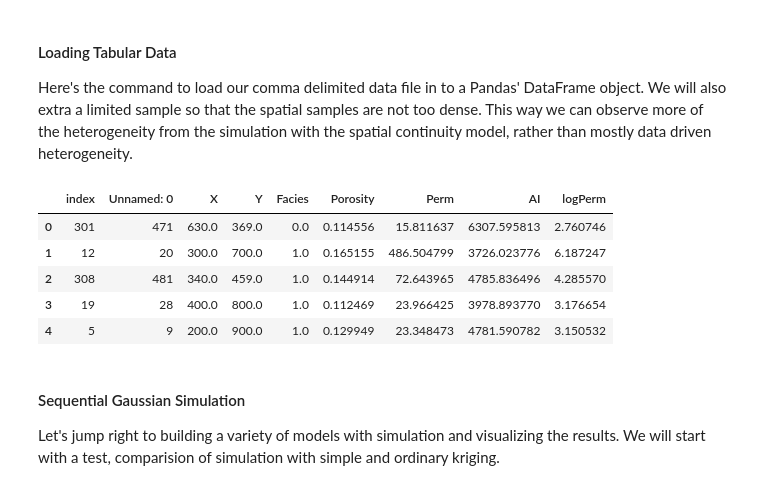
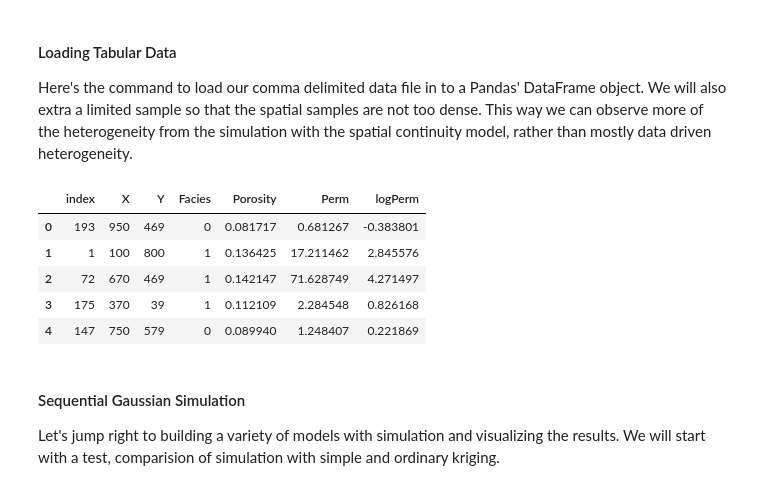
Before and after one commit to daytum/subsurfaceml-geostats-training, a Jupyter notebook: notebooks/simulation.ipynb, the cells around one changed output. Cells and saved outputs as stored; diff of their text form; code cells hidden in the pictures.

```diff
--- a/notebooks/simulation.ipynb
+++ b/notebooks/simulation.ipynb
@@ -38,19 +38,19 @@ import geostatspy.GSLIB as GSLIB
 
 Here's the command to load our comma delimited data file in to a Pandas' DataFrame object. We will also extra a limited sample so that the spatial samples are not too dense.  This way we can observe more of the heterogeneity from the simulation with the spatial continuity model, rather than mostly data driven heterogeneity.
 # %%
-df = cat.sample_data_MV_biased().read()                   # read data as a DataFrame
+df = pd.read_csv(r'https://raw.githubusercontent.com/GeostatsGuy/GeoDataSets/master/sample_data_biased.csv') # load the data from Dr. Pyrcz's github repository
 df.describe()                                             # summary statistics
 df = df.sample(50)                                        # extract 50 samples
 df = df.reset_index()                                     # reset the record index
 df['logPerm'] = np.log(df['Perm'].values)
 df.head()
 # %% [output]
-|  | index | Unnamed: 0 | X | Y | Facies | Porosity | Perm | AI | logPerm |
-| 0 | 301 | 471 | 630.0 | 369.0 | 0.0 | 0.114556 | 15.811637 | 6307.595813 | 2.760746 |
-| 1 | 12 | 20 | 300.0 | 700.0 | 1.0 | 0.165155 | 486.504799 | 3726.023776 | 6.187247 |
-| 2 | 308 | 481 | 340.0 | 459.0 | 1.0 | 0.144914 | 72.643965 | 4785.836496 | 4.285570 |
-| 3 | 19 | 28 | 400.0 | 800.0 | 1.0 | 0.112469 | 23.966425 | 3978.893770 | 3.176654 |
-| 4 | 5 | 9 | 200.0 | 900.0 | 1.0 | 0.129949 | 23.348473 | 4781.590782 | 3.150532 |
+|  | index | X | Y | Facies | Porosity | Perm | logPerm |
+| 0 | 193 | 950 | 469 | 0 | 0.081717 | 0.681267 | -0.383801 |
+| 1 | 1 | 100 | 800 | 1 | 0.136425 | 17.211462 | 2.845576 |
+| 2 | 72 | 670 | 469 | 1 | 0.142147 | 71.628749 | 4.271497 |
+| 3 | 175 | 370 | 39 | 1 | 0.112109 | 2.284548 | 0.826168 |
+| 4 | 147 | 750 | 579 | 0 | 0.089940 | 1.248407 | 0.221869 |
 # %% [markdown]
 #### Sequential Gaussian Simulation
 
```
Also changed, not shown: parts of 2 cells of this notebook, 2 other files.
